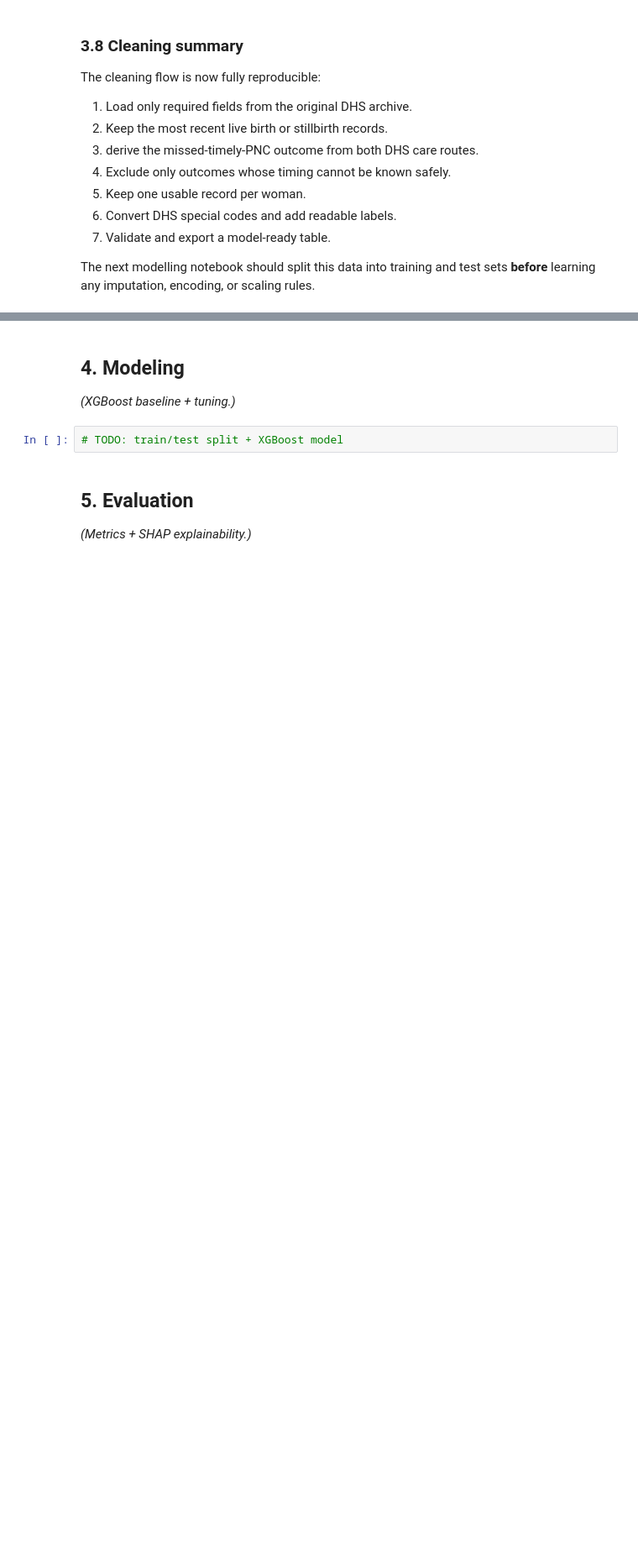
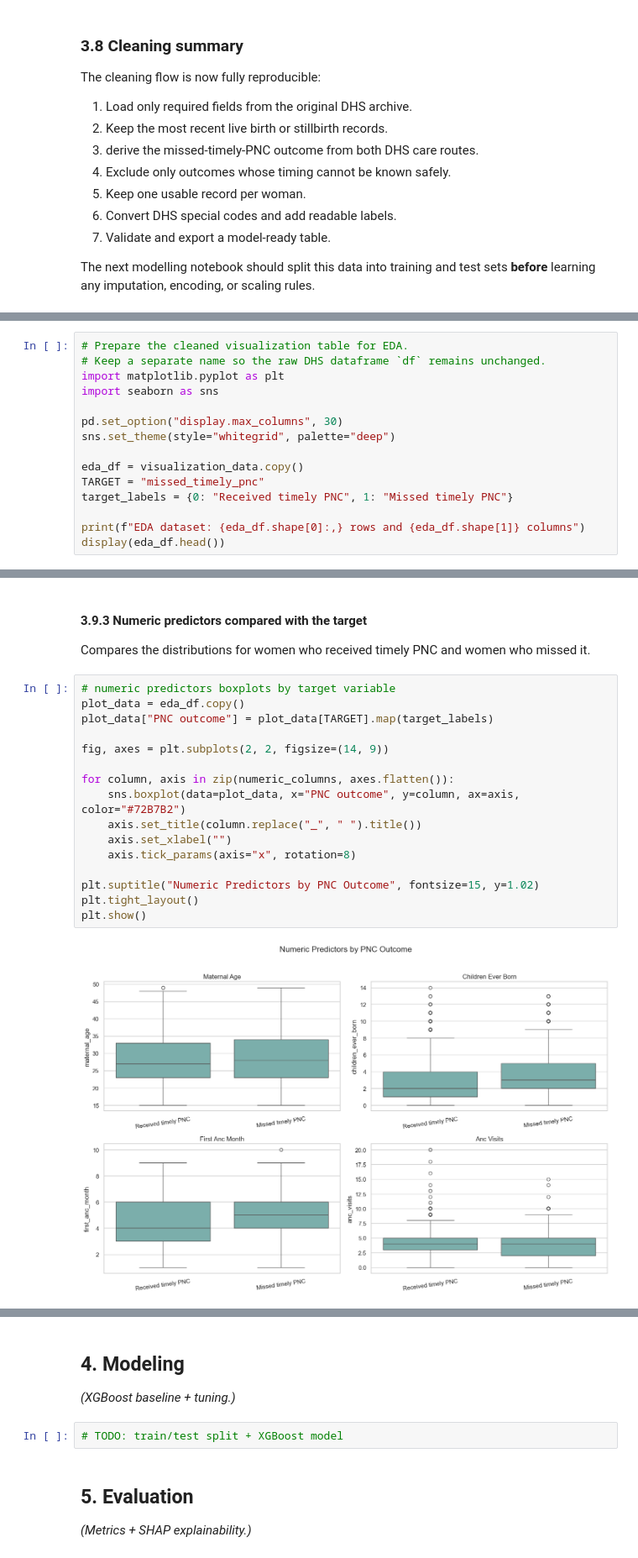
Before and after one commit to dr-baridiminer/Maternal_Health_PNC_Risk_Stratification_Capstone, a Jupyter notebook: notebooks/00_full_project.ipynb, the cells around one changed output, grey strips where cells are left out. Shown at 84% size. Drawn from its saved outputs; the diff is of its cells as text; blank space fills up the shorter version.

```diff
--- a/notebooks/00_full_project.ipynb
+++ b/notebooks/00_full_project.ipynb
@@ -748,0 +821,15 @@ The next modelling notebook should split this data into training and test sets *
+# %%
+# Prepare the cleaned visualization table for EDA.
+# Keep a separate name so the raw DHS dataframe `df` remains unchanged.
+import matplotlib.pyplot as plt
+import seaborn as sns
+
+pd.set_option("display.max_columns", 30)
+sns.set_theme(style="whitegrid", palette="deep")
+
+eda_df = visualization_data.copy()
+TARGET = "missed_timely_pnc"
+target_labels = {0: "Received timely PNC", 1: "Missed timely PNC"}
+
+print(f"EDA dataset: {eda_df.shape[0]:,} rows and {eda_df.shape[1]} columns")
+display(eda_df.head())
@@ -748,0 +932,22 @@ The next modelling notebook should split this data into training and test sets *
+# %% [markdown]
+#### 3.9.3 Numeric predictors compared with the target
+
+Compares the distributions for women who received timely PNC and women who missed it.
+# %%
+# numeric predictors boxplots by target variable
+plot_data = eda_df.copy()
+plot_data["PNC outcome"] = plot_data[TARGET].map(target_labels)
+
+fig, axes = plt.subplots(2, 2, figsize=(14, 9))
+
+for column, axis in zip(numeric_columns, axes.flatten()):
+    sns.boxplot(data=plot_data, x="PNC outcome", y=column, ax=axis, color="#72B7B2")
+    axis.set_title(column.replace("_", " ").title())
+    axis.set_xlabel("")
+    axis.tick_params(axis="x", rotation=8)
+
+plt.suptitle("Numeric Predictors by PNC Outcome", fontsize=15, y=1.02)
+plt.tight_layout()
+plt.show()
+# %% [output]
+[figure, added]
```
Also changed, not shown: parts of 48 cells of this notebook.
